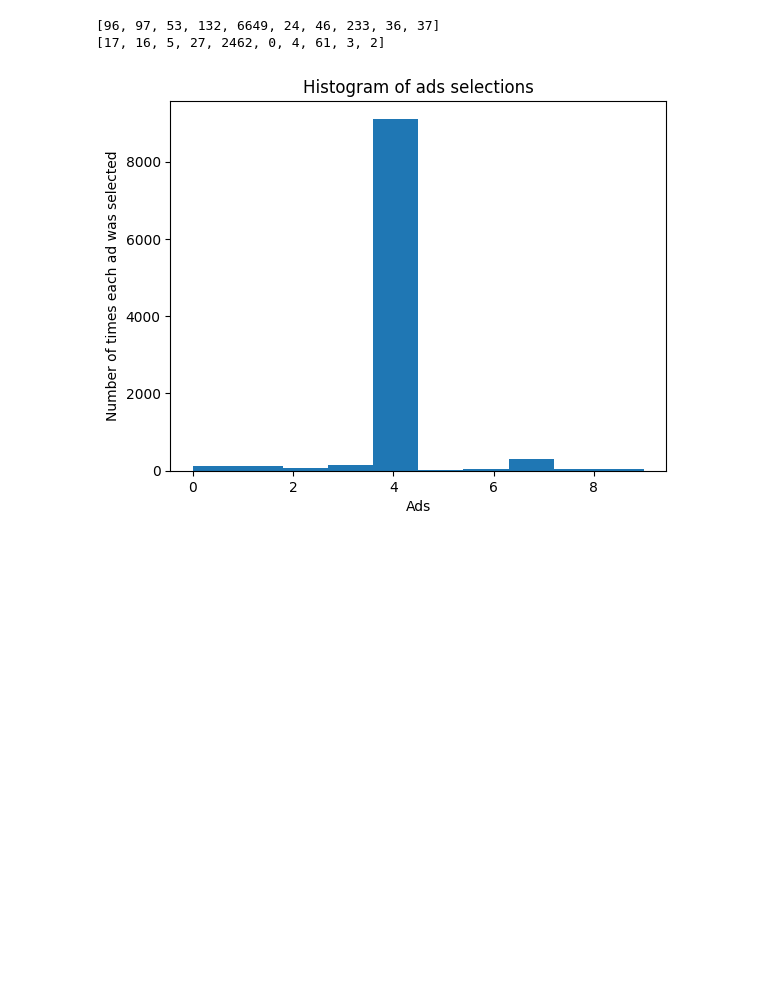
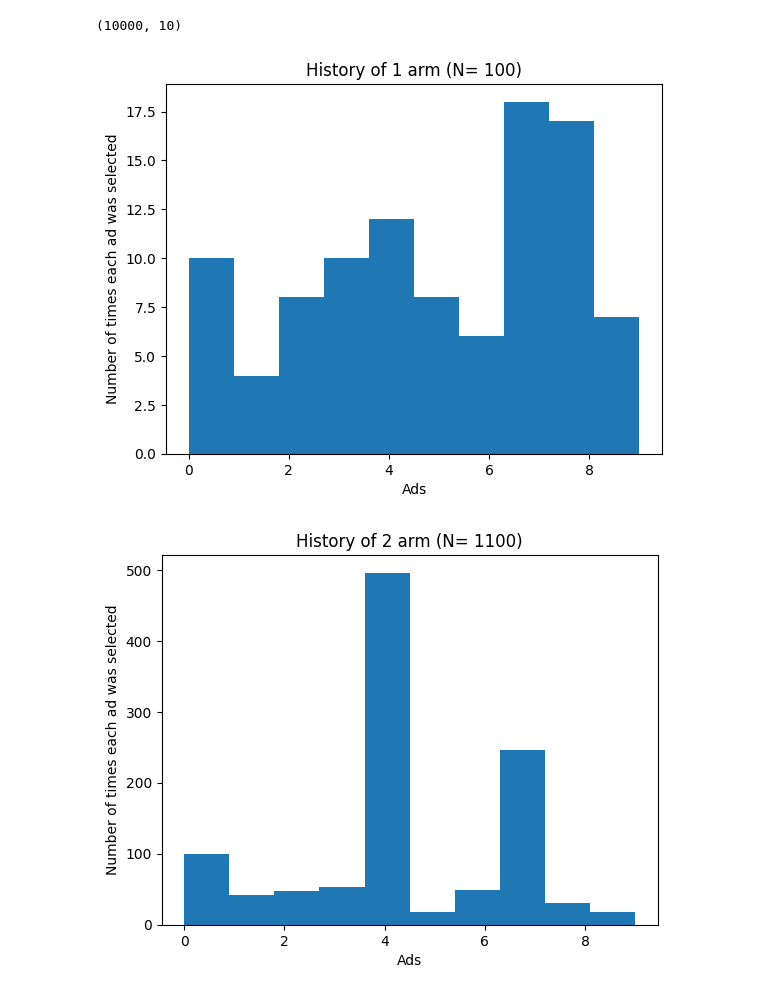
Before and after one commit to Franky03/MyCodes, a Jupyter notebook: MachineLearning/Reinforcement Learning/Thompson Sampling/thompson.ipynb, the cells around one changed output. Saved outputs shown, nothing was run; the diff lists cells and outputs as text; code cells hidden in the pictures; blank space fills up the shorter version.

Commit message:
finished the day of Thompson

```diff
--- a/MachineLearning/Reinforcement Learning/Thompson Sampling/thompson.ipynb
+++ b/MachineLearning/Reinforcement Learning/Thompson Sampling/thompson.ipynb
@@ -4,12 +4,13 @@ import matplotlib.pyplot as plt
 import numpy as np
 
 df= pd.read_csv("Ads_CTR_Optimisation.csv")
+print(df.shape)
 
 class ThompsonAgent(object):
 
-    def __init__(self, data):
+    def __init__(self, data, N= 10000):
         self.database= data
-        self.N= data.shape[0]
+        self.N= N
         self.d= data.shape[1]
         self.arms= []
         self.number_rewards_1= [0] * self.d
@@ -36,20 +37,22 @@ class ThompsonAgent(object):
                 self.number_rewards_0[ad] += 1
 
             self.total_reward += reward
+    def plot_history(self, title='Histogram of ads selections'):
+
+        plt.hist(self.arms)
+        plt.title(title)
+        plt.xlabel('Ads')
+        plt.ylabel('Number of times each ad was selected')
+        plt.show()
+# %% [output]
+(10000, 10)
-# %%
-agent= ThompsonAgent(df)
-agent.act()
-# %%
-print(agent.number_rewards_0)
-print(agent.number_rewards_1)
-# %% [output]
-[96, 97, 53, 132, 6649, 24, 46, 233, 36, 37]
-[17, 16, 5, 27, 2462, 0, 4, 61, 3, 2]
-# %%
-plt.hist(agent.arms)
-plt.title('Histogram of ads selections')
-plt.xlabel('Ads')
-plt.ylabel('Number of times each ad was selected')
-plt.show()
-# %% [output]
-[figure, removed]
+# %%
+cont=0
+for c in range(100, 10000, 1000):
+    agent= ThompsonAgent(df, N= c)
+    agent.act()
+    agent.plot_history(f"History of {cont+1} arm (N= {c})")
+    cont +=1
+# %% [output]
+[figure, added]
+[figure, added]
```
Also changed, not shown: parts of 1 cell of this notebook.
